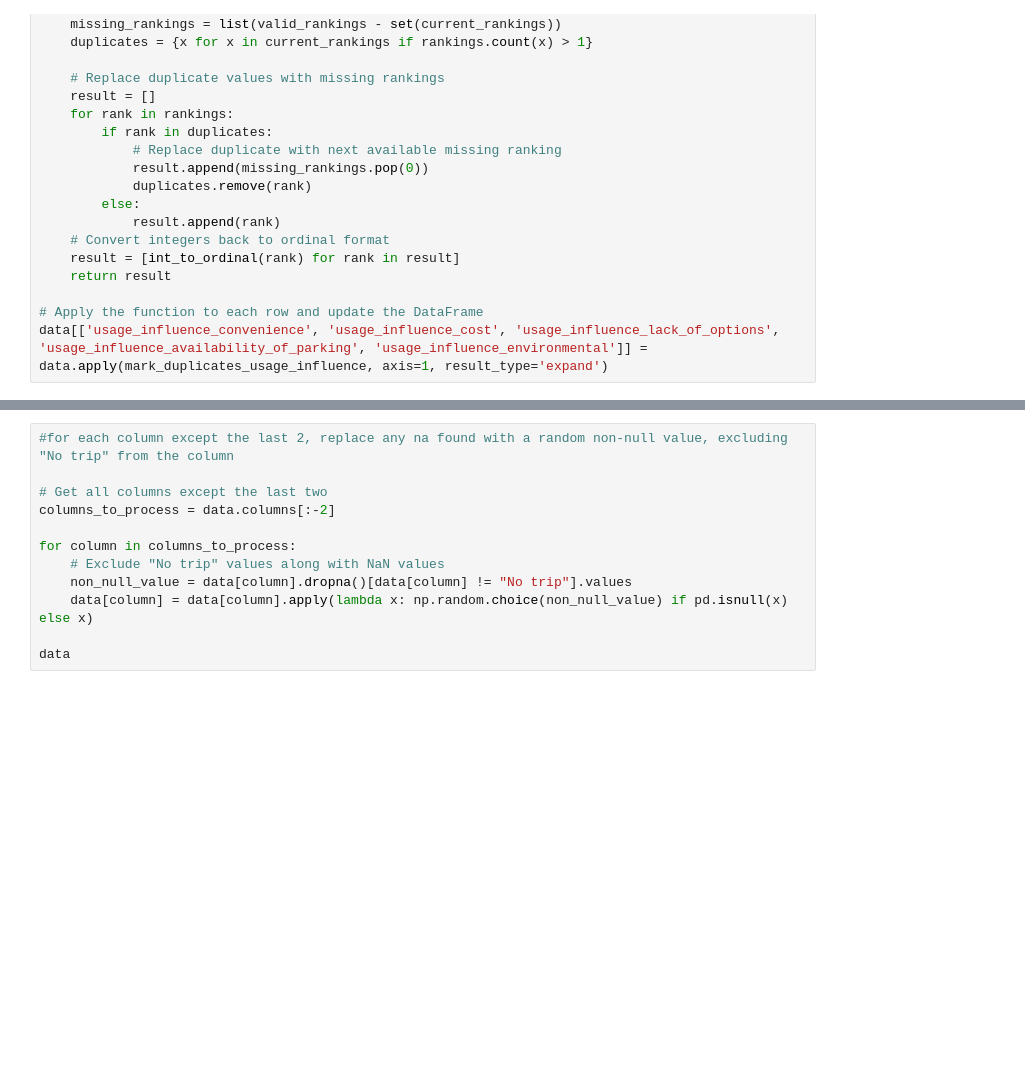
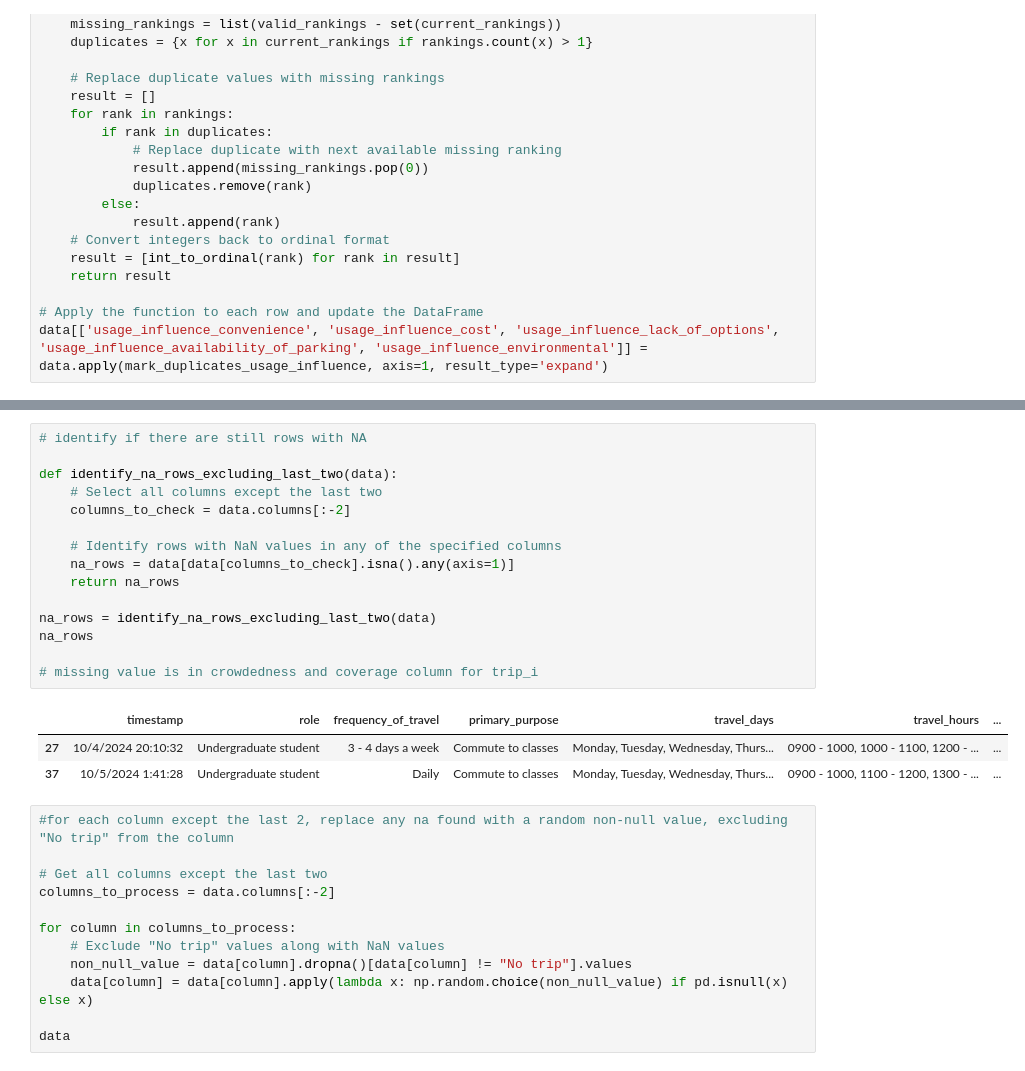
Before and after one commit to angelynnnnn/Optimizing-Public-Transport-Data, a Jupyter notebook: data_cleaning.ipynb, the cells around one changed output, grey strips where cells are left out. Cells and saved outputs as stored; diff of their text form; blank space fills up the shorter version.

Commit message:
added one more check for NA values and for saving the clean data to another file

```diff
--- a/data_cleaning.ipynb
+++ b/data_cleaning.ipynb
@@ -388,6 +388,25 @@ data
 | 74 | 10/18/2024 22:20:22 | Undergraduate student | 3 - 4 days a week | Commute to classes | Monday, Tuesday, Thursday, Friday | 0800 - 0900, 0900 - 1000, 1100 - ... | ... |
 | 75 | 10/18/2024 22:30:15 | Undergraduate student | 3 - 4 days a week | Commute to classes | Monday, Tuesday, Thursday, Friday | 0800 - 0900, 1100 - 1200, 1300 - ... | ... |
 | 76 | 10/20/2024 19:56:26 | Undergraduate student | Less than once a week | Accessing campus facilities (gym,... | Wednesday | 1700 - 1800 | ... |
+# %%
+# identify if there are still rows with NA
+
+def identify_na_rows_excluding_last_two(data):
+    # Select all columns except the last two
+    columns_to_check = data.columns[:-2]
+
+    # Identify rows with NaN values in any of the specified columns
+    na_rows = data[data[columns_to_check].isna().any(axis=1)]
+    return na_rows
+
+na_rows = identify_na_rows_excluding_last_two(data)
+na_rows
+
+# missing value is in crowdedness and coverage column for trip_i
+# %% [output]
+|  | timestamp | role | frequency_of_travel | primary_purpose | travel_days | travel_hours | ... |
+| 27 | 10/4/2024 20:10:32 | Undergraduate student | 3 - 4 days a week | Commute to classes | Monday, Tuesday, Wednesday, Thurs... | 0900 - 1000, 1000 - 1100, 1200 - ... | ... |
+| 37 | 10/5/2024 1:41:28 | Undergraduate student | Daily | Commute to classes | Monday, Tuesday, Wednesday, Thurs... | 0900 - 1000, 1100 - 1200, 1300 - ... | ... |
 # %%
 #for each column except the last 2, replace any na found with a random non-null value, excluding "No trip" from the column
 
```
Also changed, not shown: parts of 3 cells of this notebook.
